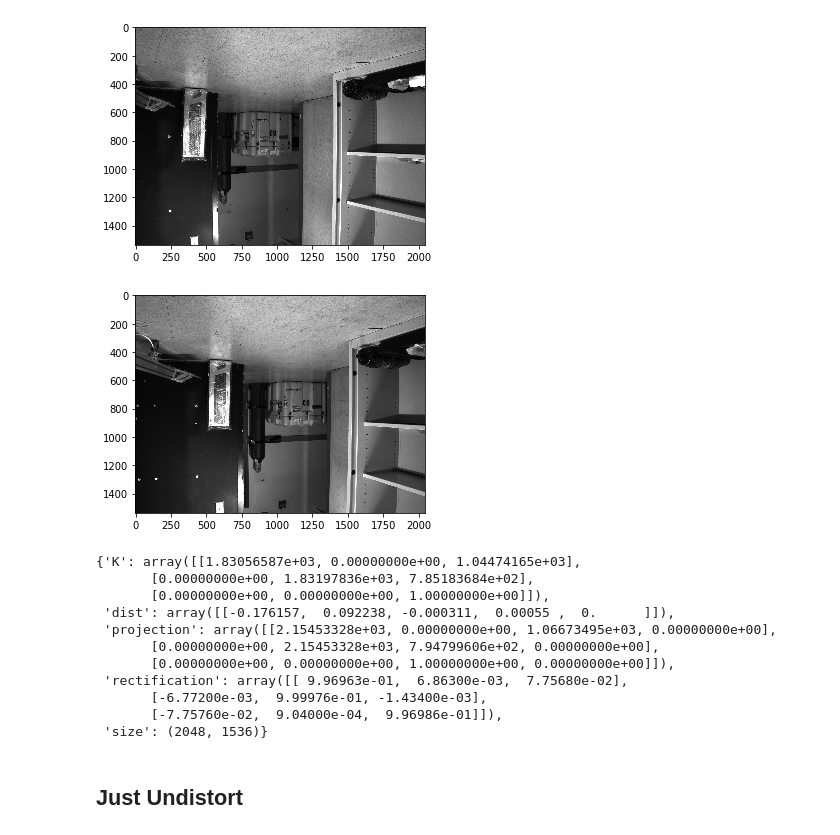
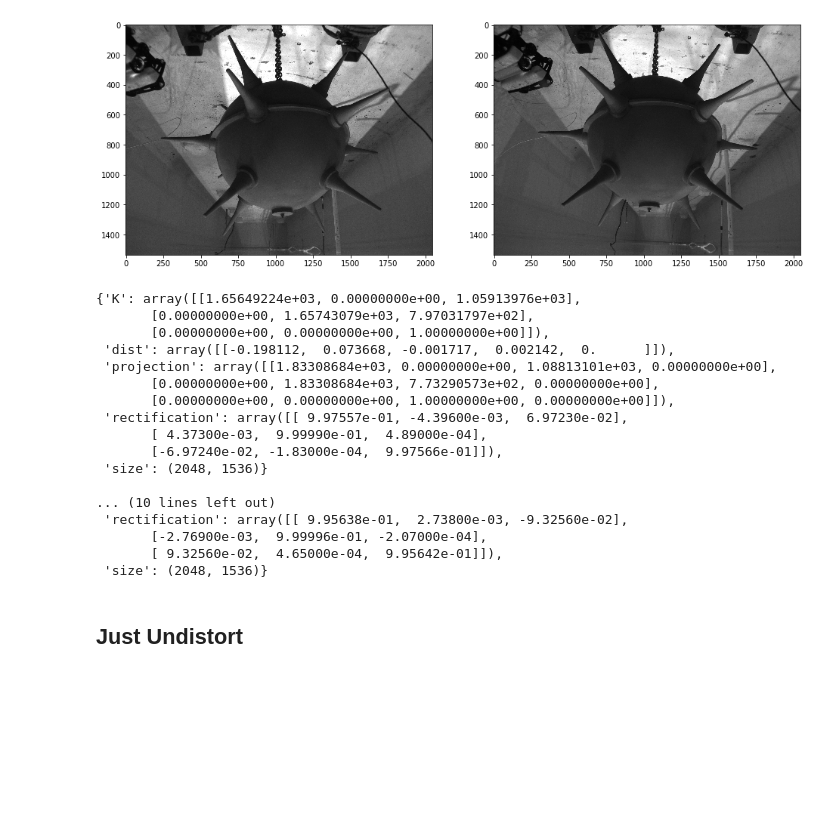
Before and after one commit to amarburg/stereo_disparity_mwe, a Jupyter notebook: Stereo Disparity.ipynb, the cells around one changed output. Cells and saved outputs as stored; diff of their text form; code cells hidden in the pictures; blank space fills up the shorter version.

```diff
--- a/Stereo Disparity.ipynb
+++ b/Stereo Disparity.ipynb
@@ -5,32 +5,43 @@ from matplotlib import pyplot as plt
 %matplotlib inline
 
 import yaml
+# %%
+## Convenience functions
+
+def plotLR( imgL, imgR ):
+    fig, axs = plt.subplots(ncols=2, figsize=(16, 8))
+    axs[0].imshow(imgL, cmap="gray")
+    axs[1].imshow(imgR, cmap="gray")
+    plt.show()
 # %%
+if False:
+    left_image_file = "images/left_raw.png"
+    left_camera_file = "camera_info/left_rightside_up.yaml"
+    #left_camera_file = "camera_info/18296567.yaml"
 
-left_image_file = "images/right_raw.png"
-left_camera_file = "camera_info/left_rightside_up.yaml"
-#left_camera_file = "camera_info/18296567.yaml"
+    right_image_file = "images/right_raw.png"
+    right_camera_file = "camera_info/right_rightside_up.yaml"
+    #right_camera_file = "camera_info/18457940.yaml"
 
-right_image_file = "images/left_raw.png"
-right_camera_file = "camera_info/right_rightside_up.yaml"
-#right_camera_file = "camera_info/18457940.yaml"
+
+left_image_file = "images/2019-05-02-12-30-41/left_00001.png"
+left_camera_file = "camera_info/18482016_water.yaml"
+
+right_image_file = "images/2019-05-02-12-30-41/right_00001.png"
+right_camera_file = "camera_info/18505502_water.yaml"
 
 
 
 imgL = cv2.imread(left_image_file)
 imgR = cv2.imread(right_image_file)
 
 imgLmono = cv2.cvtColor(imgL, cv2.COLOR_RGB2GRAY)
 imgRmono = imgR[:,:,1]
 
-plt.imshow(imgLmono, cmap="gray")
-plt.show()
 
-plt.imshow(imgRmono, cmap="gray")
-plt.show()
+plotLR( imgLmono, imgRmono )
 # %% [output]
-[figure, old version]
+[figure, new version]
-[figure, removed]
 # %%
 import pprint as pp
 
@@ -53,18 +64,26 @@ with open(right_camera_file) as f:
     rightCam = cam_from_yaml(y)
 
 pp.pprint(leftCam)
+print()
+pp.pprint(rightCam)
 # %% [output]
-{'K': array([[1.83056587e+03, 0.00000000e+00, 1.04474165e+03],
-       [0.00000000e+00, 1.83197836e+03, 7.85183684e+02],
+{'K': array([[1.65649224e+03, 0.00000000e+00, 1.05913976e+03],
+       [0.00000000e+00, 1.65743079e+03, 7.97031797e+02],
        [0.00000000e+00, 0.00000000e+00, 1.00000000e+00]]),
- 'dist': array([[-0.176157,  0.092238, -0.000311,  0.00055 ,  0.      ]]),
- 'projection': array([[2.15453328e+03, 0.00000000e+00, 1.06673495e+03, 0.00000000e+00],
-       [0.00000000e+00, 2.15453328e+03, 7.94799606e+02, 0.00000000e+00],
+ 'dist': array([[-0.198112,  0.073668, -0.001717,  0.002142,  0.      ]]),
+ 'projection': array([[1.83308684e+03, 0.00000000e+00, 1.08813101e+03, 0.00000000e+00],
+       [0.00000000e+00, 1.83308684e+03, 7.73290573e+02, 0.00000000e+00],
        [0.00000000e+00, 0.00000000e+00, 1.00000000e+00, 0.00000000e+00]]),
- 'rectification': array([[ 9.96963e-01,  6.86300e-03,  7.75680e-02],
-       [-6.77200e-03,  9.99976e-01, -1.43400e-03],
-       [-7.75760e-02,  9.04000e-04,  9.96986e-01]]),
+ 'rectification': array([[ 9.97557e-01, -4.39600e-03,  6.97230e-02],
+       [ 4.37300e-03,  9.99990e-01,  4.89000e-04],
+       [-6.97240e-02, -1.83000e-04,  9.97566e-01]]),
  'size': (2048, 1536)}
+
+... (10 lines left out)
+ 'rectification': array([[ 9.95638e-01,  2.73800e-03, -9.32560e-02],
+       [-2.76900e-03,  9.99996e-01, -2.07000e-04],
+       [ 9.32560e-02,  4.65000e-04,  9.95642e-01]]),
+ 'size': (2048, 1536)}
 # %% [markdown]
 ## Just Undistort
 # %%
```
Also changed, not shown: parts of 12 cells of this notebook, 8 other files.
